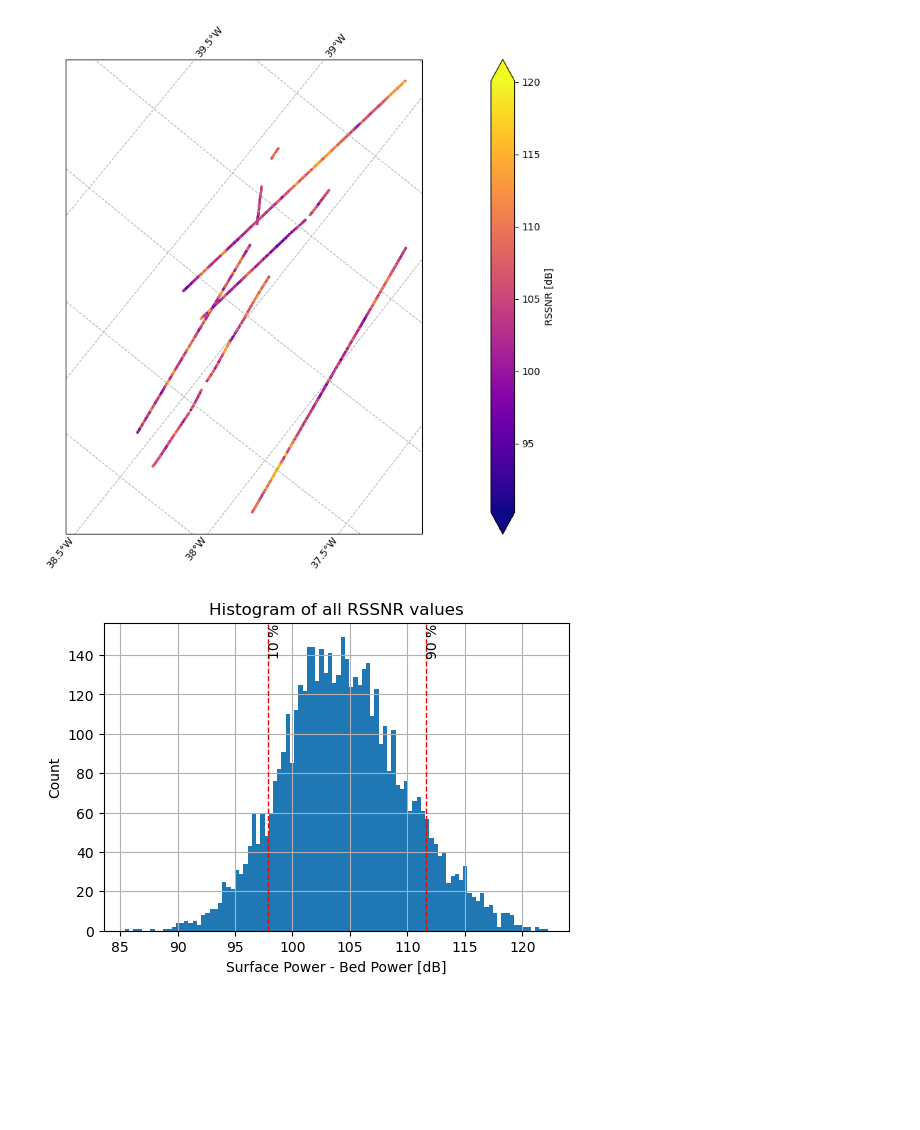
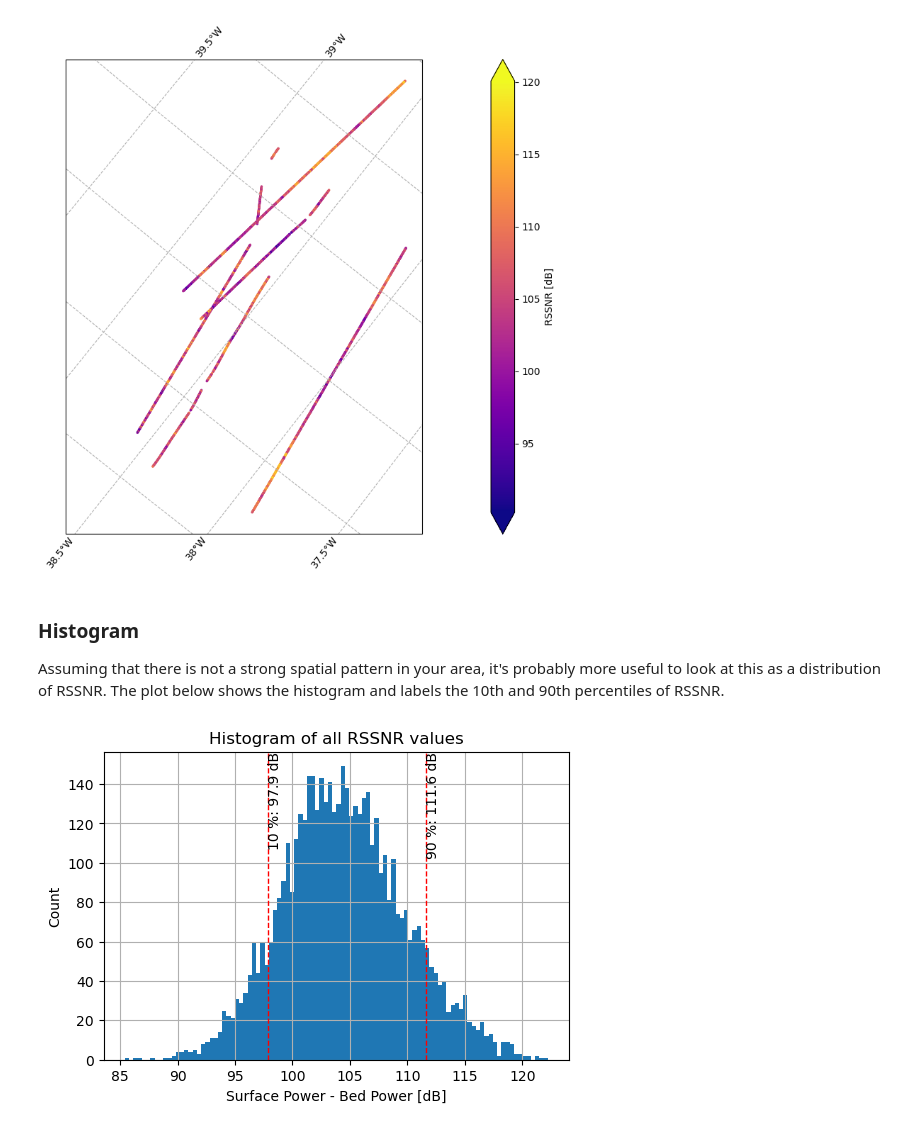
Before and after one commit to thomasteisberg/required_surface_snr, a Jupyter notebook: docs/notebooks/Estimating RSSNR from CReSIS MCoRDS data.ipynb, the cells around one changed output. Drawn from its saved outputs; the diff is of its cells as text; code cells hidden in the pictures; blank space fills up the shorter version.

```diff
--- a/docs/notebooks/Estimating RSSNR from CReSIS MCoRDS data.ipynb
+++ b/docs/notebooks/Estimating RSSNR from CReSIS MCoRDS data.ipynb
@@ -83,6 +90,12 @@ for csv_file in data_root.rglob("*.csv"):
 # find every .mat under the CSARP qlook directory
 for mat_file in data_root.rglob("*.mat"):
 
+    # Skip any files containing "img" in the filename -- these are uncombined files and may have saturation
+    if "img" in mat_file.name:
+        print(f"Skipping {mat_file.name} due to 'img' in filename indiciating uncombined data.")
+        print("See note at the top of the notebook about why these files should not be used.")
+        continue
+
     # extract the key from the filename, e.g., "20200101_01_001.mat" -> "20200101_01_001"
     key_match = key_re.search(mat_file.name)
     if not key_match:
@@ -192,23 +223,27 @@ fig.tight_layout()
 plt.show()
 # %% [output]
 [figure]
+# %% [markdown]
+### Histogram
+
+Assuming that there is not a strong spatial pattern in your area, it's probably more useful to look at this as a distribution of RSSNR. The plot below shows the histogram and labels the 10th and 90th percentiles of RSSNR.
 # %%
 # Histogram of all surface - bed powers
 all_req_surf_snr = np.concatenate([line['req_surf_snr'] for line in lines.values()])
 fig, ax = plt.subplots(1, 1, figsize=(6, 4))
 ax.hist(all_req_surf_snr, bins=100)
 ax.set_xlabel('Surface Power - Bed Power [dB]')
 ax.set_ylabel('Count')
 ax.set_title('Histogram of all RSSNR values')
 ax.grid()
 
 # Add vertical markers around 10th and 90th percentile
 percentiles = [10, 90]
 for percentile in percentiles:
     y = np.nanpercentile(all_req_surf_snr, percentile)
     ax.axvline(y, c='r', linestyle='--', linewidth=1)
-    ax.text(y, ax.get_ylim()[1], f'{percentile} %', rotation=90, verticalalignment='top')
+    ax.text(y, ax.get_ylim()[1], f'{percentile} %: {y:.1f} dB', rotation=90, verticalalignment='top')
 
 plt.show()
 # %% [output]
-[figure, old version]
+[figure, new version]
```
Also changed, not shown: parts of 6 cells of this notebook.
